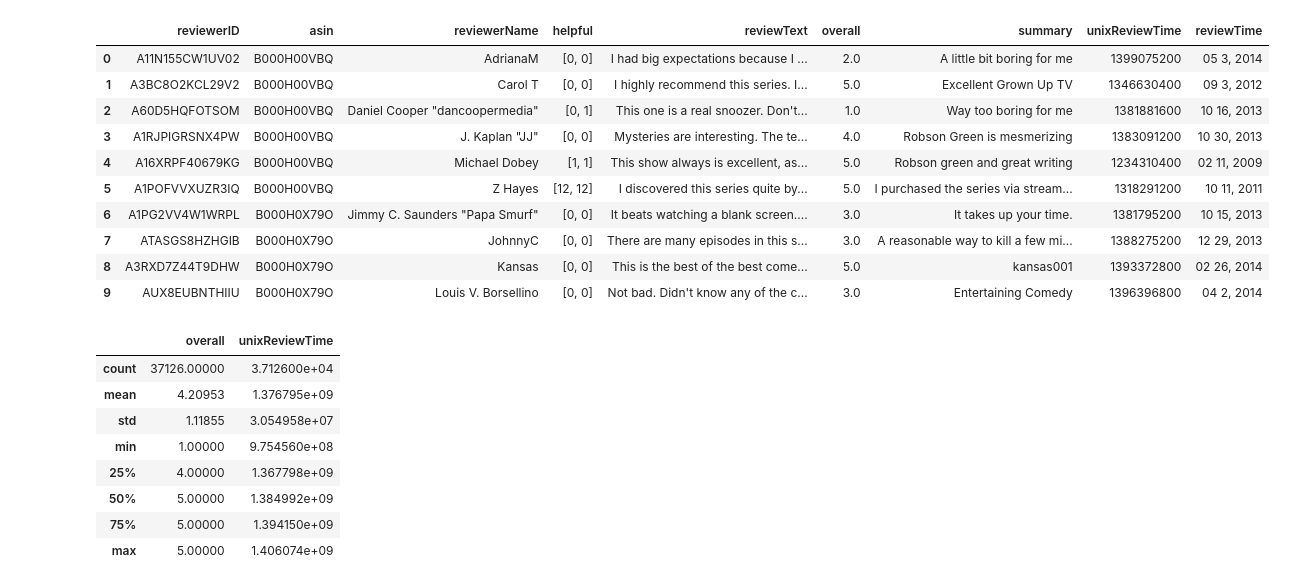
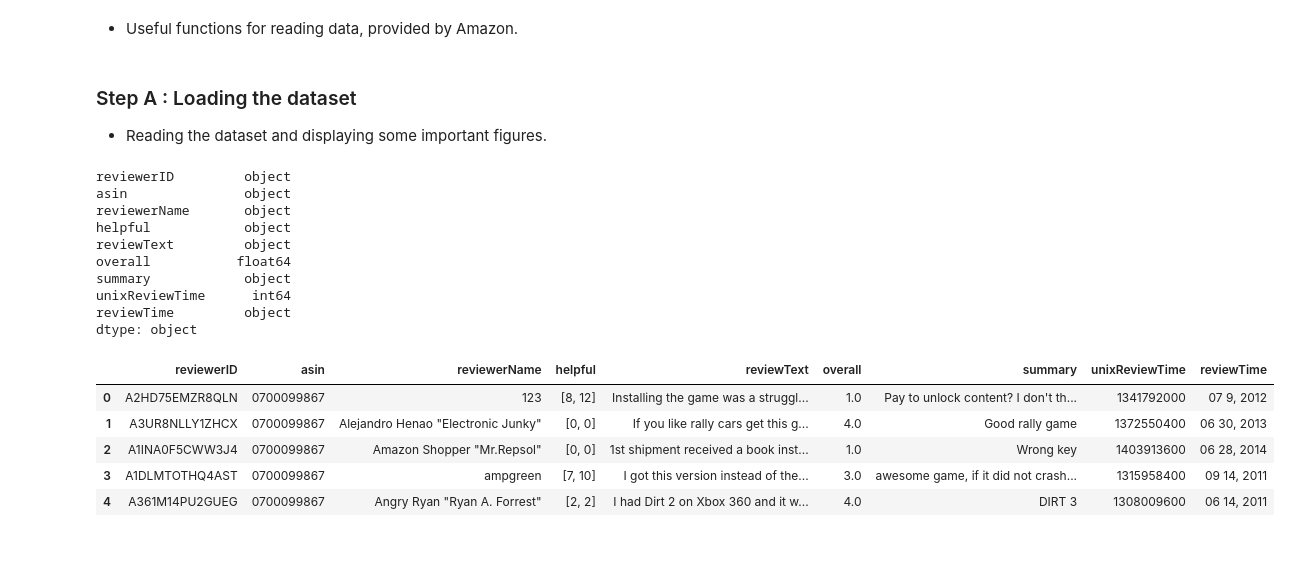
Before and after one commit to epfl-ada-project-amazon/data-analysis, a Jupyter notebook: Preprocesing.ipynb, the cells around one changed output. Cells and saved outputs as stored; diff of their text form; code cells hidden in the pictures; blank space fills up the shorter version.

```diff
--- a/Preprocesing.ipynb
+++ b/Preprocesing.ipynb
@@ -4 +53,3 @@ import gzip
+# %% [markdown]
+* Useful functions for reading data, provided by Amazon.
 # %%
@@ -18,17 +66,33 @@ def getDF(path):
         df[i] = d
         i += 1
     return pd.DataFrame.from_dict(df, orient='index')
+# %% [markdown]
+### Step A : Loading the dataset
+* Reading the dataset and displaying some important figures.
+# %%
+df = getDF('data/samples/reviews_Video_Games_5.json.gz')
+df_copy = df.copy()
+# Get some informations about columns
+df['reviewText'] = df.reviewText.astype('str')
+print(df.dtypes) # type of each attribute
+df = df.dropna()
+# %% [output]
+reviewerID         object
+asin               object
+reviewerName       object
+helpful            object
+reviewText         object
+overall           float64
+summary            object
+unixReviewTime      int64
+reviewTime         object
+dtype: object
 # %%
-df.head(10)
+df.head()
 # %% [output]
 |  | reviewerID | asin | reviewerName | helpful | reviewText | overall | summary | unixReviewTime | reviewTime |
-| 0 | A11N155CW1UV02 | B000H00VBQ | AdrianaM | [0, 0] | I had big expectations because I ... | 2.0 | A little bit boring for me | 1399075200 | 05 3, 2014 |
-| 1 | A3BC8O2KCL29V2 | B000H00VBQ | Carol T | [0, 0] | I highly recommend this series. I... | 5.0 | Excellent Grown Up TV | 1346630400 | 09 3, 2012 |
-| 2 | A60D5HQFOTSOM | B000H00VBQ | Daniel Cooper "dancoopermedia" | [0, 1] | This one is a real snoozer. Don't... | 1.0 | Way too boring for me | 1381881600 | 10 16, 2013 |
-| 3 | A1RJPIGRSNX4PW | B000H00VBQ | J. Kaplan "JJ" | [0, 0] | Mysteries are interesting. The te... | 4.0 | Robson Green is mesmerizing | 1383091200 | 10 30, 2013 |
-| 4 | A16XRPF40679KG | B000H00VBQ | Michael Dobey | [1, 1] | This show always is excellent, as... | 5.0 | Robson green and great writing | 1234310400 | 02 11, 2009 |
-| 5 | A1POFVVXUZR3IQ | B000H00VBQ | Z Hayes | [12, 12] | I discovered this series quite by... | 5.0 | I purchased the series via stream... | 1318291200 | 10 11, 2011 |
-| 6 | A1PG2VV4W1WRPL | B000H0X79O | Jimmy C. Saunders "Papa Smurf" | [0, 0] | It beats watching a blank screen.... | 3.0 | It takes up your time. | 1381795200 | 10 15, 2013 |
-| 7 | ATASGS8HZHGIB | B000H0X79O | JohnnyC | [0, 0] | There are many episodes in this s... | 3.0 | A reasonable way to kill a few mi... | 1388275200 | 12 29, 2013 |
-| 8 | A3RXD7Z44T9DHW | B000H0X79O | Kansas | [0, 0] | This is the best of the best come... | 5.0 | kansas001 | 1393372800 | 02 26, 2014 |
-| 9 | AUX8EUBNTHIIU | B000H0X79O | Louis V. Borsellino | [0, 0] | Not bad. Didn't know any of the c... | 3.0 | Entertaining Comedy | 1396396800 | 04 2, 2014 |
+| 0 | A2HD75EMZR8QLN | 0700099867 | 123 | [8, 12] | Installing the game was a struggl... | 1.0 | Pay to unlock content? I don't th... | 1341792000 | 07 9, 2012 |
+| 1 | A3UR8NLLY1ZHCX | 0700099867 | Alejandro Henao "Electronic Junky" | [0, 0] | If you like rally cars get this g... | 4.0 | Good rally game | 1372550400 | 06 30, 2013 |
+| 2 | A1INA0F5CWW3J4 | 0700099867 | Amazon Shopper "Mr.Repsol" | [0, 0] | 1st shipment received a book inst... | 1.0 | Wrong key | 1403913600 | 06 28, 2014 |
+| 3 | A1DLMTOTHQ4AST | 0700099867 | ampgreen | [7, 10] | I got this version instead of the... | 3.0 | awesome game, if it did not crash... | 1315958400 | 09 14, 2011 |
+| 4 | A361M14PU2GUEG | 0700099867 | Angry Ryan "Ryan A. Forrest" | [2, 2] | I had Dirt 2 on Xbox 360 and it w... | 4.0 | DIRT 3 | 1308009600 | 06 14, 2011 |
@@ -37,12 +98,0 @@ df = getDF('data/samples/reviews_Amazon_Instant_Video_5.json.gz')
-# %%
-df.describe()
-# %% [output]
-|  | overall | unixReviewTime |
-| count | 37126.00000 | 3.712600e+04 |
-| mean | 4.20953 | 1.376795e+09 |
-| std | 1.11855 | 3.054958e+07 |
-| min | 1.00000 | 9.754560e+08 |
-| 25% | 4.00000 | 1.367798e+09 |
-| 50% | 5.00000 | 1.384992e+09 |
-| 75% | 5.00000 | 1.394150e+09 |
-| max | 5.00000 | 1.406074e+09 |
```
Also changed, not shown: parts of 32 cells of this notebook.
